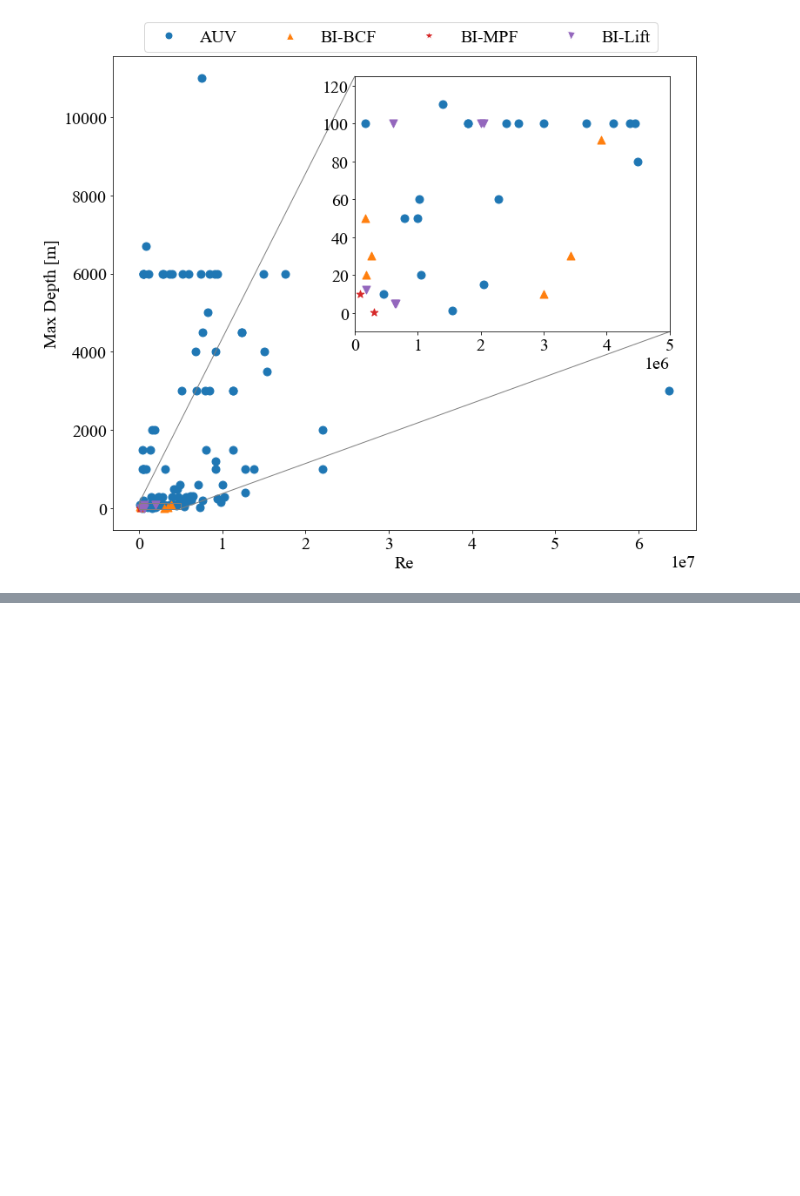
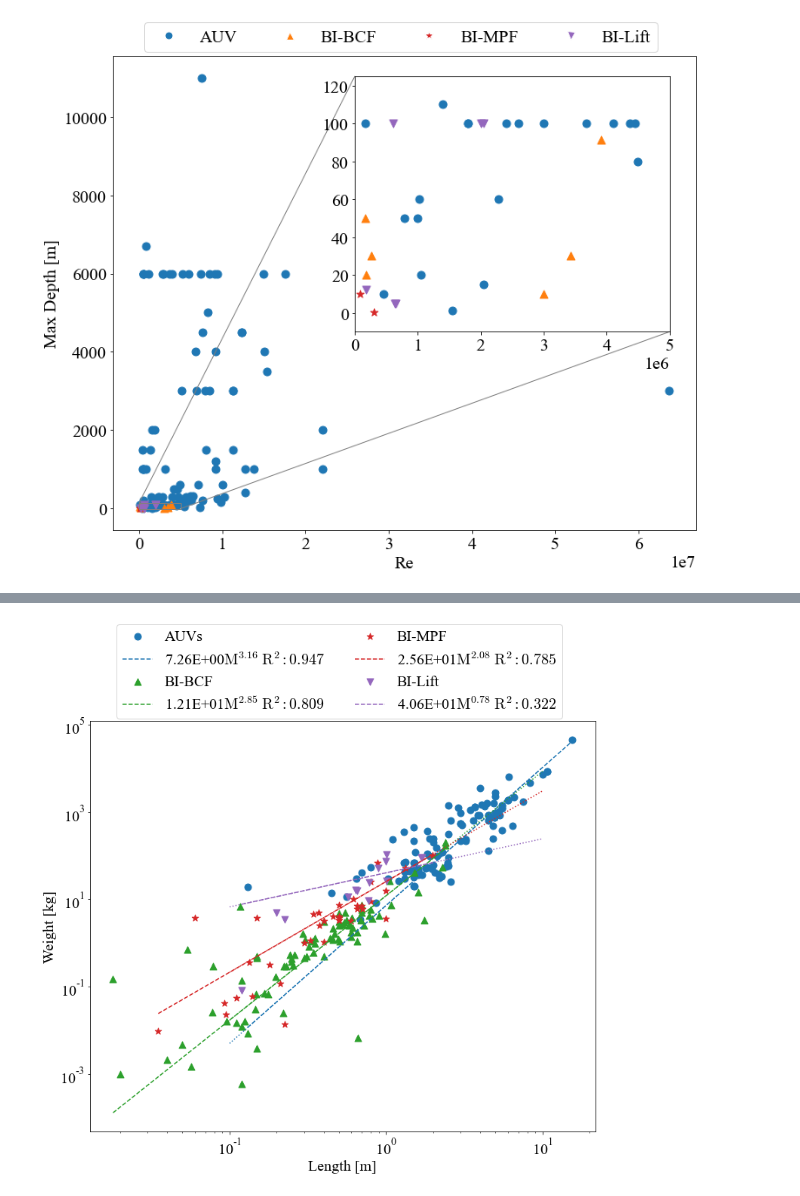
Before and after one commit to michaelcoe/Cost-of-Transport-Estimation, a Jupyter notebook: database_performance_plots.ipynb, the cells around one changed output, grey strips where cells are left out. Drawn from its saved outputs; the diff is of its cells as text; code cells hidden in the pictures; blank space fills up the shorter version.

```diff
--- a/database_performance_plots.ipynb
+++ b/database_performance_plots.ipynb
@@ -272,0 +272,86 @@ fig3.savefig('Weight_Re.pdf', facecolor='w', dpi=300, bbox_inches='tight')
+# %%
+conv_mass = convDF[convDF['Weight [kg]'].notnull()]
+bcf_mass = bcfDF[bcfDF['Weight [kg]'].notnull()]
+mpf_mass = mpfDF[mpfDF['Weight [kg]'].notnull()]
+lift_mass = liftDF[liftDF['Weight [kg]'].notnull()]
+
+conv_mass = conv_mass[conv_mass['Length [m]'].notnull()]
+bcf_mass = bcf_mass[bcf_mass['Length [m]'].notnull()]
+mpf_mass = mpf_mass[mpf_mass['Length [m]'].notnull()]
+lift_mass = lift_mass[lift_mass['Length [m]'].notnull()]
+
+# sort the column values in ascending order
+conv_mass = conv_mass.sort_values('Length [m]')
+bcf_mass = bcf_mass.sort_values('Length [m]')
+mpf_mass = mpf_mass.sort_values('Length [m]')
+lift_mass = lift_mass.sort_values('Length [m]')
+# %%
+fig4, ax4 = plt.subplots(figsize=(12,10), facecolor='w')
+
+markers = ['o', 'v', '*', '^', 'd']
+
+dx = np.linspace(1e-1, 1e1, 20)
+
+model = PowerLawModel(prefix='p_')
+
+#------------- conventional -----------------------------------
+pars = model.guess(conv_mass['Weight [kg]'].values, x=conv_mass['Length [m]'].values)
+pars['p_amplitude'].set(value=40, min=7.26, max=100.0)
+pars['p_exponent'].set(value=0.5, min=.001, max=5.0)
+fit = model.fit(conv_mass['Weight [kg]'].values, pars, x=conv_mass['Length [m]'].values)
+r_squared = calc_rsquared(conv_mass['Length [m]'].values, conv_mass['Weight [kg]'].values, fit.params['p_amplitude'].value, fit.params['p_exponent'].value)
+
+ax4.scatter(conv_mass['Length [m]'].values, conv_mass['Weight [kg]'].values, marker='o', color='tab:blue', label='AUVs')
+ax4.plot(conv_mass['Length [m]'], fit.params['p_amplitude'].value*conv_mass['Length [m]'].values**fit.params['p_exponent'].value, linestyle='--', color='tab:blue',
+        label='{:.2E}'.format(fit.params['p_amplitude'].value) + '$\mathrm{M^{' + str(np.round(fit.params['p_exponent'].value,2)) + '}\;R^2: '
+        + str(np.round(r_squared, 3)) + '}$')
+ax4.plot(dx, fit.params['p_amplitude'].value*dx**fit.params['p_exponent'].value, linestyle=':', color='tab:blue')
+
+#------------- BCF -----------------------------------
+pars = model.guess(bcf_mass['Weight [kg]'].values, x=bcf_mass['Length [m]'].values)
+pars['p_amplitude'].set(value=50, min=12.1, max=100.0)
+pars['p_exponent'].set(value=0.5, min=.001, max=4.0)
+fit = model.fit(bcf_mass['Weight [kg]'].values, pars, x=bcf_mass['Length [m]'].values)
+r_squared = calc_rsquared(bcf_mass['Length [m]'].values, bcf_mass['Weight [kg]'].values, fit.params['p_amplitude'].value, fit.params['p_exponent'].value)
+
+ax4.scatter(bcf_mass['Length [m]'].values, bcf_mass['Weight [kg]'].values, marker='^', color='tab:green', label='BI-BCF')
+ax4.plot(bcf_mass['Length [m]'], fit.params['p_amplitude'].value*bcf_mass['Length [m]'].values**fit.params['p_exponent'].value, linestyle='--', color='tab:green',
+        label='{:.2E}'.format(fit.params['p_amplitude'].value) + '$\mathrm{M^{' + str(np.round(fit.params['p_exponent'].value,2)) + '}\;R^2: '
+        + str(np.round(r_squared, 3)) + '}$')
+ax4.plot(dx, fit.params['p_amplitude'].value*dx**fit.params['p_exponent'].value, linestyle=':', color='tab:green')
+
+#------------- MPF -----------------------------------
+pars = model.guess(mpf_mass['Weight [kg]'].values, x=mpf_mass['Length [m]'].values)
+pars['p_amplitude'].set(value=6, min=0.0001, max=100)
+pars['p_exponent'].set(value=0.5, min=0.1, max=5.0)
+fit = model.fit(mpf_mass['Weight [kg]'].values, pars, x=mpf_mass['Length [m]'].values)
+r_squared = calc_rsquared(mpf_mass['Length [m]'].values, mpf_mass['Weight [kg]'].values, fit.params['p_amplitude'].value, fit.params['p_exponent'].value)
+
+ax4.scatter(mpf_mass['Length [m]'].values, mpf_mass['Weight [kg]'].values, marker='*', color='tab:red', label='BI-MPF')
+ax4.plot(mpf_mass['Length [m]'], fit.params['p_amplitude'].value*mpf_mass['Length [m]'].values**fit.params['p_exponent'].value, linestyle='--', color='tab:red',
+        label='{:.2E}'.format(fit.params['p_amplitude'].value) + '$\mathrm{M^{' + str(np.round(fit.params['p_exponent'].value,2)) + '}\;R^2: '
+        + str(np.round(r_squared, 3)) + '}$')
+ax4.plot(dx, fit.params['p_amplitude'].value*dx**fit.params['p_exponent'].value, linestyle=':', color='tab:red')
+
+#------------- Lift -----------------------------------
+pars = model.guess(lift_mass['Weight [kg]'].values, x=lift_mass['Length [m]'].values)
+pars['p_amplitude'].set(value=25, min=10, max=50)
+pars['p_exponent'].set(value=0.5, min=.001, max=5.0)
+fit = model.fit(lift_mass['Weight [kg]'].values, pars, x=lift_mass['Length [m]'].values)
+r_squared = calc_rsquared(lift_mass['Length [m]'].values, lift_mass['Weight [kg]'].values, fit.params['p_amplitude'].value, fit.params['p_exponent'].value)
+
+ax4.scatter(lift_mass['Length [m]'].values, lift_mass['Weight [kg]'].values, marker='v', color='tab:purple', label='BI-Lift')
+ax4.plot(lift_mass['Length [m]'], fit.params['p_amplitude'].value*lift_mass['Length [m]'].values**fit.params['p_exponent'].value, linestyle='--', color='tab:purple',
+        label='{:.2E}'.format(fit.params['p_amplitude'].value) + '$\mathrm{M^{' + str(np.round(fit.params['p_exponent'].value,2)) + '}\;R^2: '
+        + str(np.round(r_squared, 3)) + '}$')
+ax4.plot(dx, fit.params['p_amplitude'].value*dx**fit.params['p_exponent'].value, linestyle=':', color='tab:purple')
+
+ax4.set_xlabel('Length [m]')
+ax4.set_ylabel('Weight [kg]')
+ax4.set_yscale('log')
+ax4.set_xscale('log')
+ax4.legend(ncol=2, loc=1, bbox_to_anchor=(0.95, 1.255))
+
+fig4.savefig('Weight_Length.pdf', facecolor='w', dpi=300, bbox_inches='tight')
+# %% [output]
+[figure, added]
```
Also changed, not shown: parts of 2 cells of this notebook, 18 other files.
